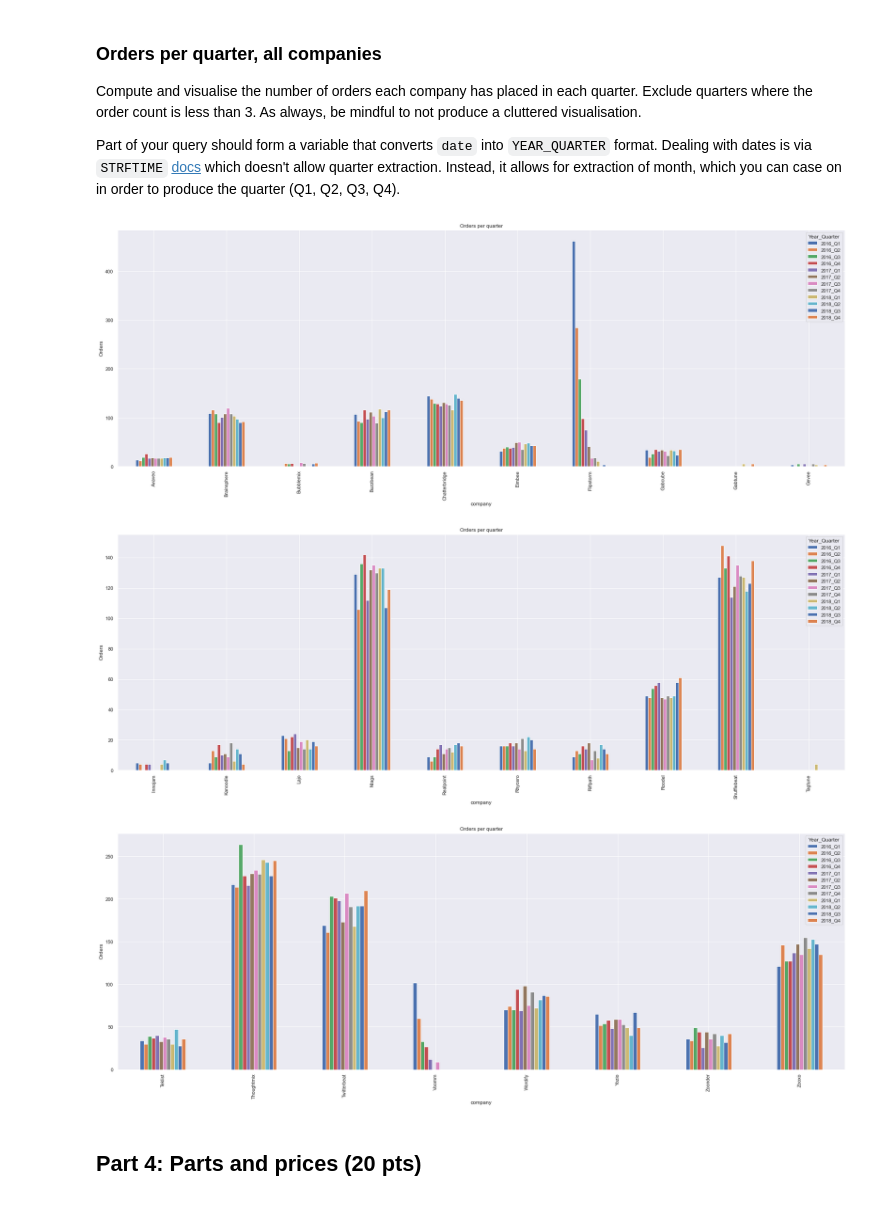
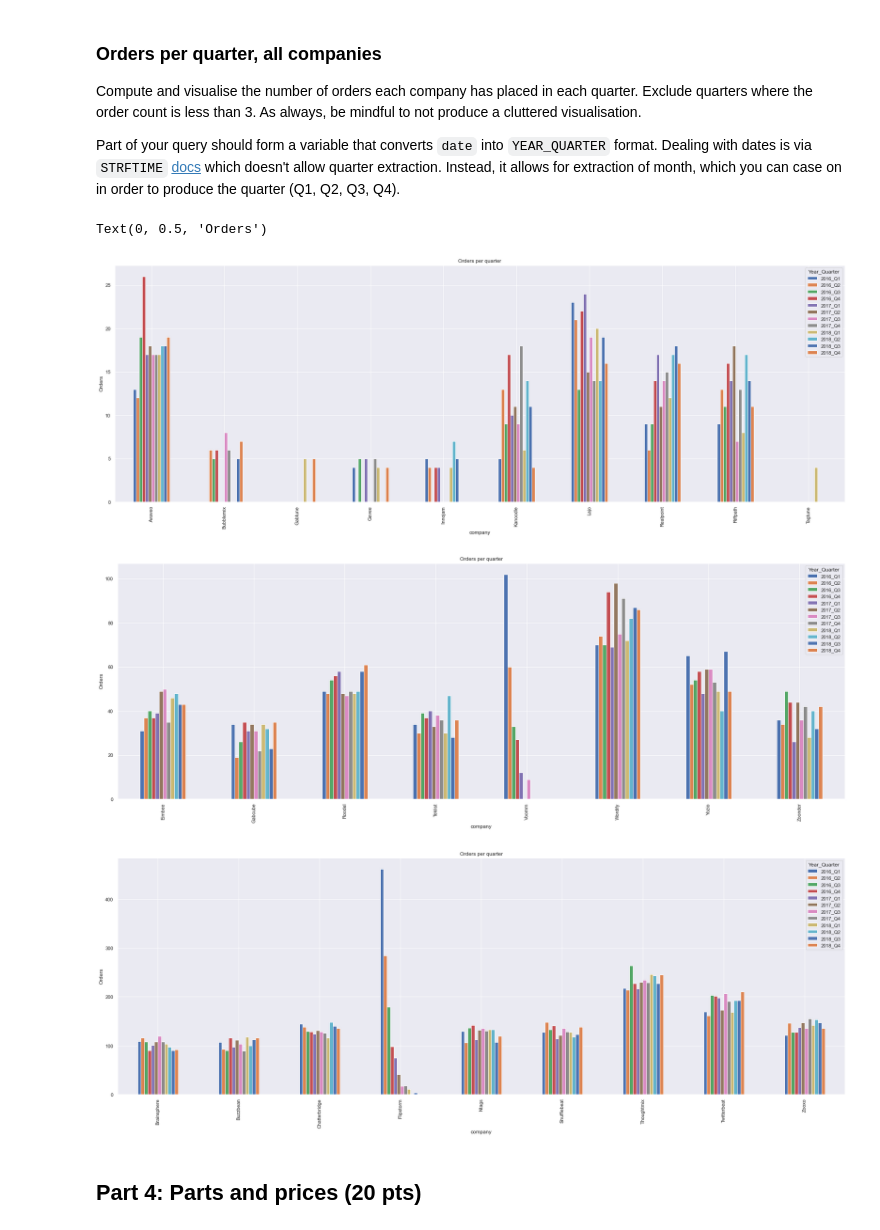
Before and after one commit to georgezefko/02807_Computational_tools_for_DS, a Jupyter notebook: 02807_Project_2.ipynb, the cells around one changed output. Cells and saved outputs as stored; diff of their text form; code cells hidden in the pictures.

Commit message:
update part3.3,4.3

```diff
--- a/02807_Project_2.ipynb
+++ b/02807_Project_2.ipynb
@@ -1119,55 +1104,55 @@ Part of your query should form a variable that converts `date` into `YEAR_QUARTE
 orders_by_quarter= psql.sqldf("""
         WITH Quarter AS(
         SELECT
         company,
         count(part) AS part,
 
         date,
         STRFTIME('%m', date) AS Month,
         STRFTIME('%Y', date) AS Year,
 
 
         CASE
             WHEN STRFTIME('%m',  date) BETWEEN '01' AND '03' THEN 'Q1'
             WHEN STRFTIME('%m',  date)  BETWEEN '03' AND '06' THEN 'Q2'
             WHEN STRFTIME('%m', date)  BETWEEN '06' AND '09' THEN 'Q3'
             ELSE 'Q4'
         END Quarter
 
         FROM df_transactions_cleaned
         GROUP BY company, year, Quarter
         )
 
         SELECT company,part,Year,Quarter,
         Year ||'_'|| Quarter AS 'Year_Quarter'
         FROM Quarter
         WHERE part>3
+        ORDER BY part DESC
 """)
+#orders_by_quarter
+df = pd.pivot_table(orders_by_quarter,values='part',index='company',columns='Year_Quarter',aggfunc='sum').reset_index()
+small = df[(df['company']=='Gevee') | (df['company']=='Gabtune') | (df['company']=='Bubblemix') | (df['company']=='Innojam') |(df['company']=='Lajo') |(df['company']=='Avaveo') |(df['company']=='Riffpath')| (df['company']=='Realpoint') | (df['company']=='Kanoodle') |(df['company']=='Tagtune') ].set_index('company')
+medium = df[  (df['company']=='Rychero')| (df['company']=='Roodel') |   (df['company']=='Teklist')|  (df['company']=='Eimbee') |(df['company']=='Gabcube')|(df['company']=='Voomm') | (df['company']=='Wordify')| (df['company']=='Yozio')| (df['company']=='Zoonder')].set_index('company')
+large = df[(df['company']=='Brainsphere') | (df['company']=='Buzzbean') | (df['company']=='Chatterbridge') |(df['company']=='Flipstorm') | (df['company']=='Ntags') | (df['company']=='Shufflebeat') | (df['company']=='Thoughtmix') | (df['company']=='Twitterbeat')|  (df['company']=='Zooxo') ].set_index('company')
+_=small.plot(kind='bar',stacked=False,title='Orders per quarter',figsize=(30,10))
+plt.ylabel('Orders')
+_=medium.plot(kind='bar',stacked=False,title='Orders per quarter',figsize=(30,10))
+plt.ylabel('Orders')
+_=large.plot(kind='bar',stacked=False,title='Orders per quarter',figsize=(30,10))
+plt.ylabel('Orders')
 
-# small = ['Innojam','Bubblemix', 'Voomm','Gevee','Gabtune','Tagtune'  ]
-# years = ['2016','2017','2018']
-# for i,j in enumerate(small):
-#         df = orders_by_quarter.loc[orders_by_quarter['company']==j]
-#         df.groupby(['company','Year_Quarter'])['part'].sum().unstack('Year_Quarter').reset_index()\
-#         .plot(x='company',
-#                         kind='bar',
-#                         stacked=False,
-#                         title=f'Orders per quarter {j}',figsize=(15,5))
-#         plt.ylabel('Orders')
-#         plt.show()
+# df.iloc[:10,:].plot(kind='bar',stacked=False,title='Orders per quarter',figsize=(30,10))
 
-df = pd.pivot_table(orders_by_quarter,values='part',index='company',columns='Year_Quarter',aggfunc='sum')
-df.iloc[:10,:].plot(kind='bar',stacked=False,title='Orders per quarter',figsize=(30,10))
-plt.ylabel('Orders')
-df.iloc[10:20,:].plot(kind='bar',stacked=False,title='Orders per quarter',figsize=(30,10))
-plt.ylabel('Orders')
-df.iloc[20:,:].plot(kind='bar',stacked=False,title='Orders per quarter',figsize=(30,10))
-plt.ylabel('Orders')
-plt.show()
+# df.iloc[10:20,:].plot(kind='bar',stacked=False,title='Orders per quarter',figsize=(30,10))
+# plt.ylabel('Orders')
+# df.iloc[20:,:].plot(kind='bar',stacked=False,title='Orders per quarter',figsize=(30,10))
+# plt.ylabel('Orders')
+# plt.show()
 # %% [output]
+Text(0, 0.5, 'Orders')
-[figure, old version]
+[figure, new version]
-[figure, old version]
+[figure, new version]
-[figure, old version]
+[figure, new version]
 # %% [markdown]
 ## Part 4: Parts and prices (20 pts)
 # %% [markdown]
```
Also changed, not shown: parts of 21 cells of this notebook.
